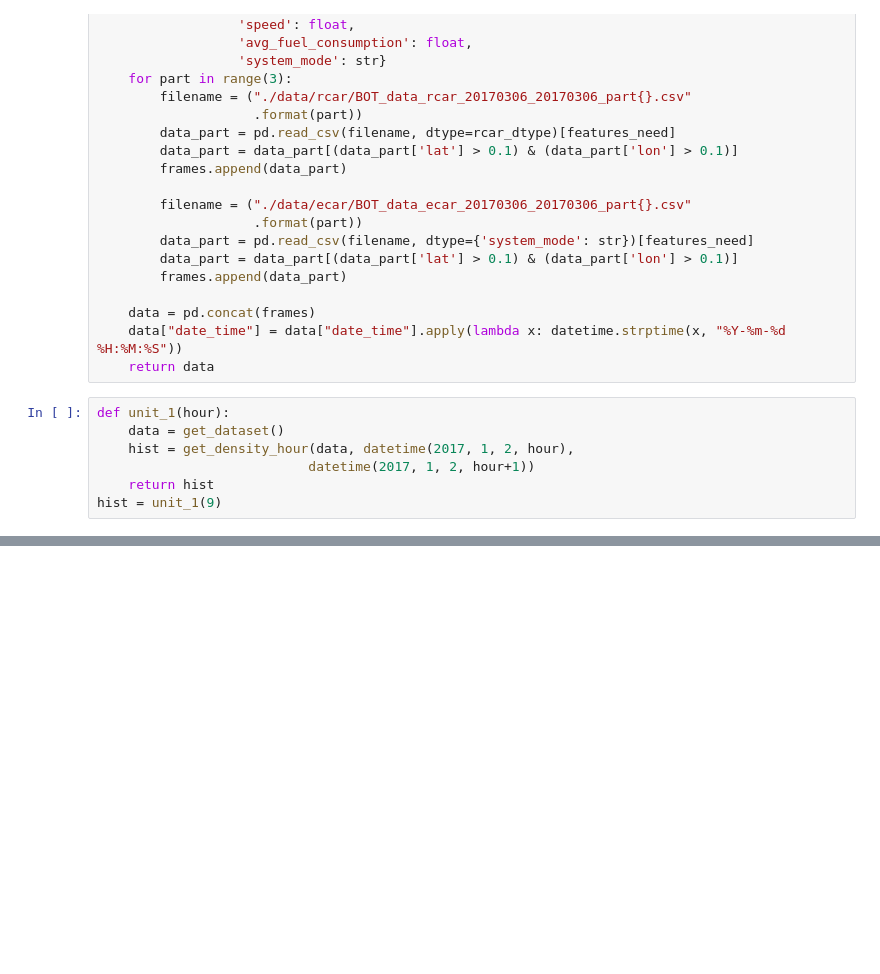
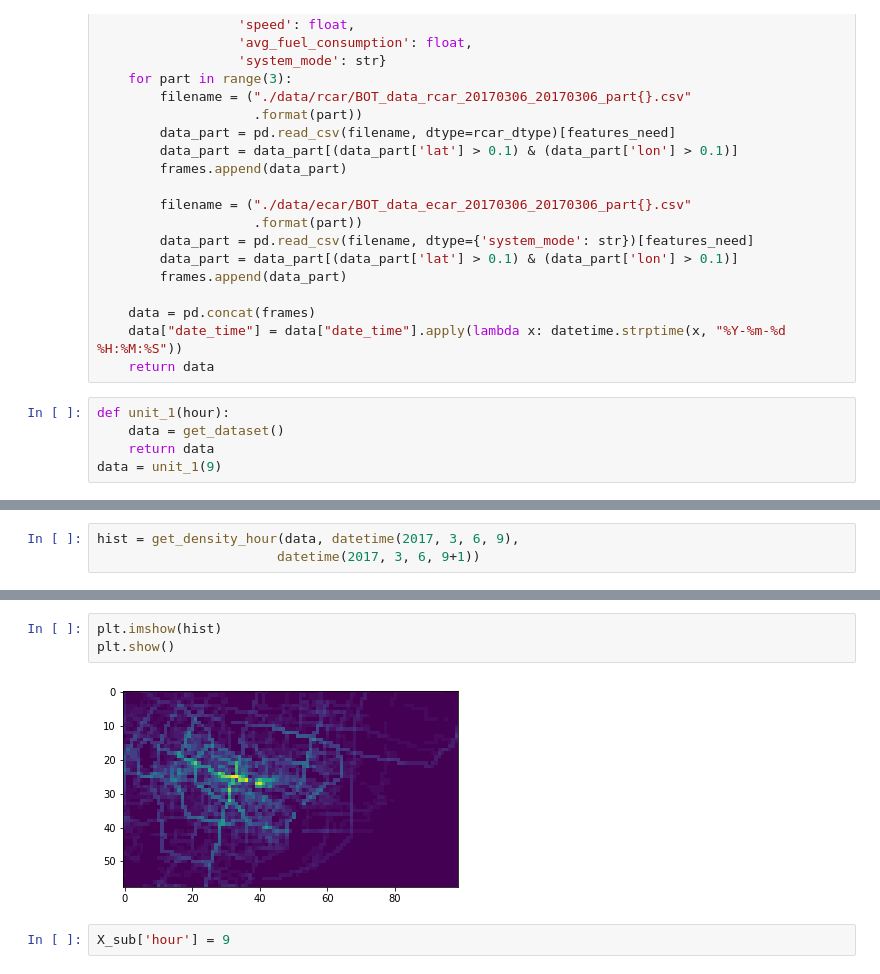
Before and after one commit to JachinShen/super-duper-guacamole, a Jupyter notebook: Baseline.ipynb, the cells around one changed output, grey strips where cells are left out. Saved outputs shown, nothing was run; the diff lists cells and outputs as text; blank space fills up the shorter version.

```diff
--- a/Baseline.ipynb
+++ b/Baseline.ipynb
@@ -152,7 +170,5 @@ def get_dataset():
 # %%
 def unit_1(hour):
     data = get_dataset()
-    hist = get_density_hour(data, datetime(2017, 1, 2, hour),
-                           datetime(2017, 1, 2, hour+1))
-    return hist
-hist = unit_1(9)
+    return data
+data = unit_1(9)
@@ -158,0 +196,3 @@ hist = unit_1(9)
+# %%
+hist = get_density_hour(data, datetime(2017, 3, 6, 9),
+                       datetime(2017, 3, 6, 9+1))
@@ -159 +210,8 @@ hist = unit_1(9)
+# %%
+plt.imshow(hist)
+plt.show()
+# %% [output]
+[figure, added]
+# %%
+X_sub['hour'] = 9
 # %%
```
Also changed, not shown: parts of 13 cells of this notebook.
